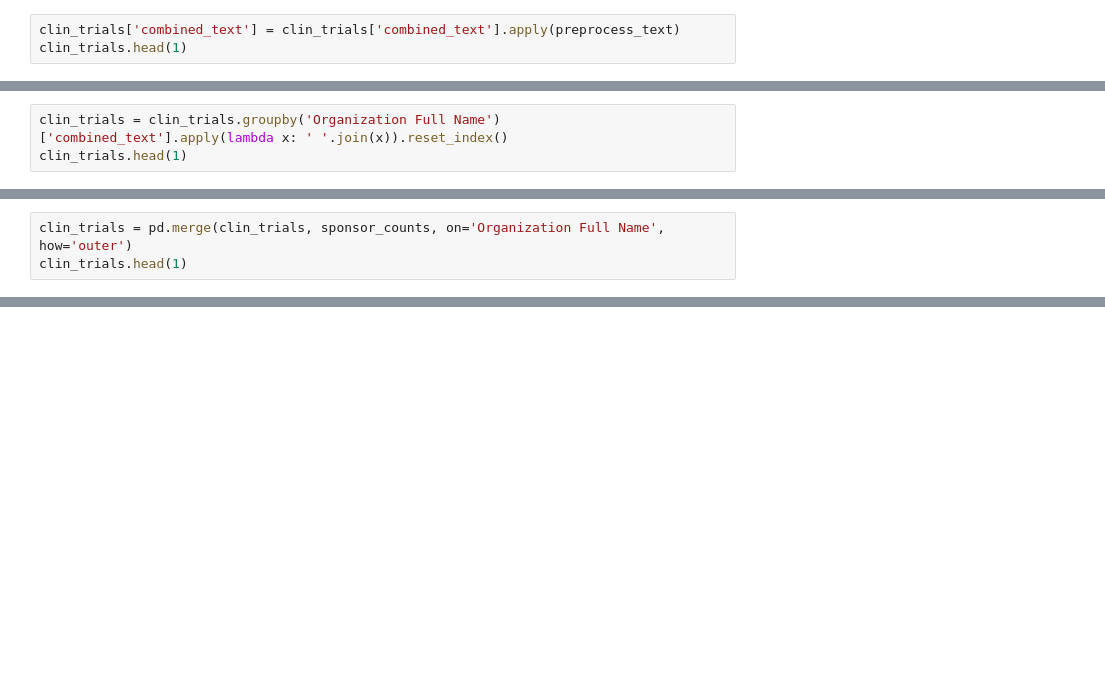
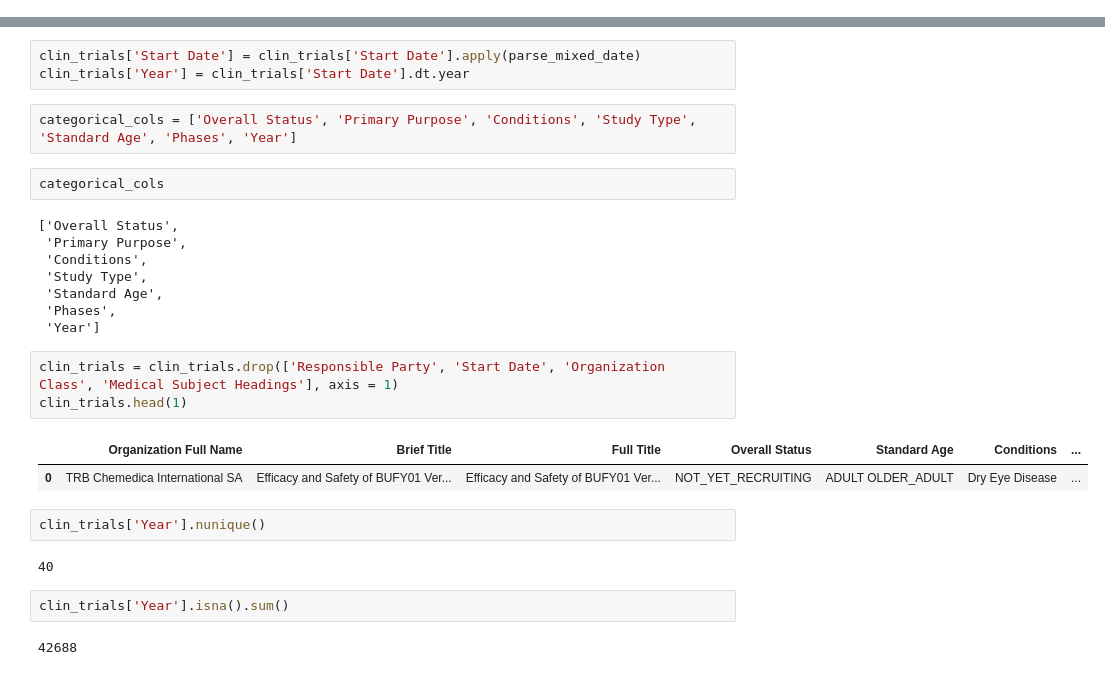
Before and after one commit to Noob1701/Clin_Trials_Clustering, a Jupyter notebook: ClinTrials_Clustering.ipynb, the cells around one changed output, grey strips where cells are left out. Drawn from its saved outputs; the diff is of its cells as text; blank space fills up the shorter version.

```diff
--- a/ClinTrials_Clustering.ipynb
+++ b/ClinTrials_Clustering.ipynb
@@ -203,3 +103,0 @@ def preprocess_text(text):
-# %%
-clin_trials['combined_text'] = clin_trials['combined_text'].apply(preprocess_text)
-clin_trials.head(1)
@@ -211,3 +103,0 @@ sponsor_counts.head()
-# %%
-clin_trials = clin_trials.groupby('Organization Full Name')['combined_text'].apply(lambda x: ' '.join(x)).reset_index()
-clin_trials.head(1)
@@ -216,3 +103,0 @@ len(clin_trials)
-# %%
-clin_trials = pd.merge(clin_trials, sponsor_counts, on='Organization Full Name', how='outer')
-clin_trials.head(1)
@@ -277,0 +120,29 @@ max(silhouette_scores)
+# %%
+clin_trials['Start Date'] = clin_trials['Start Date'].apply(parse_mixed_date)
+clin_trials['Year'] = clin_trials['Start Date'].dt.year
+# %%
+categorical_cols = ['Overall Status', 'Primary Purpose', 'Conditions', 'Study Type', 'Standard Age', 'Phases', 'Year']
+# %%
+categorical_cols
+# %% [output]
+['Overall Status',
+ 'Primary Purpose',
+ 'Conditions',
+ 'Study Type',
+ 'Standard Age',
+ 'Phases',
+ 'Year']
+# %%
+clin_trials = clin_trials.drop(['Responsible Party', 'Start Date', 'Organization Class', 'Medical Subject Headings'], axis = 1)
+clin_trials.head(1)
+# %% [output]
+|  | Organization Full Name | Brief Title | Full Title | Overall Status | Standard Age | Conditions | ... |
+| 0 | TRB Chemedica International SA | Efficacy and Safety of BUFY01 Ver... | Efficacy and Safety of BUFY01 Ver... | NOT_YET_RECRUITING | ADULT OLDER_ADULT | Dry Eye Disease | ... |
+# %%
+clin_trials['Year'].nunique()
+# %% [output]
+40
+# %%
+clin_trials['Year'].isna().sum()
+# %% [output]
+42688
```
Also changed, not shown: parts of 93 cells of this notebook.
